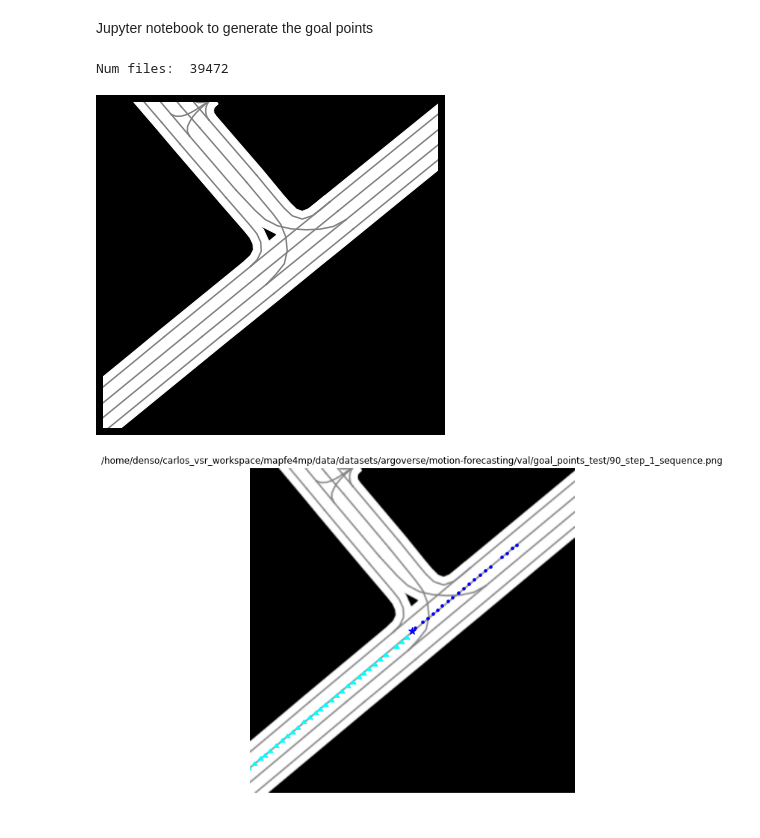
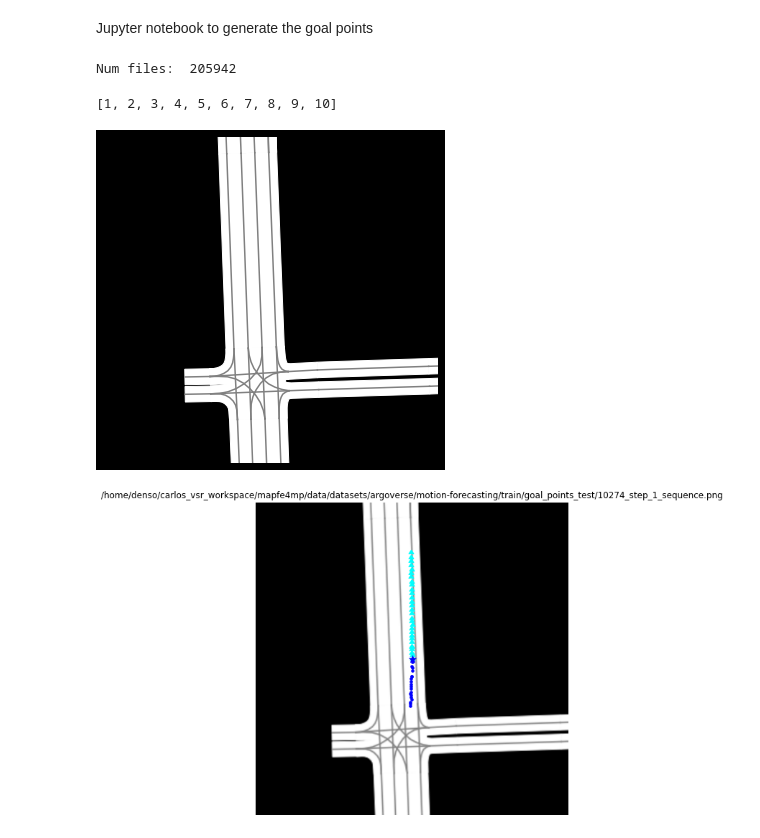
Before and after one commit to Cram3r95/mapfe4mp, a Jupyter notebook: evaluate/argoverse/test_goal_points_heatmap.ipynb, the cells around one changed output. Drawn from its saved outputs; the diff is of its cells as text; code cells hidden in the pictures.

```diff
--- a/evaluate/argoverse/test_goal_points_heatmap.ipynb
+++ b/evaluate/argoverse/test_goal_points_heatmap.ipynb
@@ -28,10 +28,11 @@ avm = ArgoverseMap()
 # Load files
 
 dataset_path = "data/datasets/argoverse/motion-forecasting/"
-split = "val"
+split = "train"
 split_folder = BASE_DIR + "/" + dataset_path + split
 data_folder = BASE_DIR + "/" + dataset_path + split + "/data/"
 data_images_folder = BASE_DIR + "/" + dataset_path + split + "/data_images"
+# data_images_folder = BASE_DIR + "/" + dataset_path + split + "/data_images_200mx200m"
 
 files, num_files = dataset_utils.load_list_from_folder(data_folder)
 
@@ -45,30 +46,35 @@ for file_name in files:
 file_id_list.sort()
 print("Num files: ", num_files)
 # %% [output]
-Num files:  39472
+Num files:  205942
+# %%
+file_id_list[:10]
+# %% [output]
+[1, 2, 3, 4, 5, 6, 7, 8, 9, 10]
 # %%
 # Generate a rasterized representation of the map
 # (Just to illustrate the driveable area, not required in our algorithm)
 
-file_id = "90" # Override this variable to compute a different local map
+file_id = "10274" # Override this variable to compute a different local map
 dist_around = 40 # m around the ego-vehicle
 dist_rasterized_map = [-dist_around, dist_around, -dist_around, dist_around]
 
 path = os.path.join(root_file_name,str(file_id)+".csv")
 data = dataset_utils.read_file(path)
 
 obs_origin = 20
 origin_pos, city_name = dataset_utils.get_origin_and_city(data,obs_origin)
 
 map_functions.map_generator(file_id,
                             origin_pos,
                             dist_rasterized_map,
                             avm,
                             city_name,
+                            centerlines_colour="gray",
                             show=False,
                             root_folder=data_images_folder)
 # %% [output]
-[figure, old version]
+[figure, new version]
 # %%
 # Goal points hyperparameters
 
@@ -131,10 +136,9 @@ seq_id = file_id
 
 agent_index = np.where(object_class_list == 1)[0].item()
 
-# agent_obs_seq = curr_seq[agent_index,:,:obs_origin].transpose() # 20 x 2 ("abs" around 0)
-agent_obs_seq = curr_seq[agent_index,:,:].transpose() # Whole sequence
+agent_seq = curr_seq[agent_index,:,:].transpose() # Whole sequence
 
-agent_seq_global = agent_obs_seq + origin_pos # abs (hdmap coordinates)
+agent_seq_global = agent_seq + origin_pos # abs (hdmap coordinates)
 agent_seq_global = torch.from_numpy(agent_seq_global)
 
 # px = pixels
@@ -145,7 +149,7 @@ filename = goal_points_folder + "/" + seq_id + "_step_1_sequence.png"
 goal_points_functions.plot_fepoints(img, filename, agent_px_x, agent_px_y, car_px, obs_origin,
                                     show_pred_gt=show_pred_gt, save_fig=save_fig, show=show, change_bg=change_img_bg)
 # %% [output]
-[figure, old version]
+[figure, new version]
 # %%
 # 3. Get feasible area points (N samples)
 
```
Also changed, not shown: parts of 12 cells of this notebook, 21 other files.
